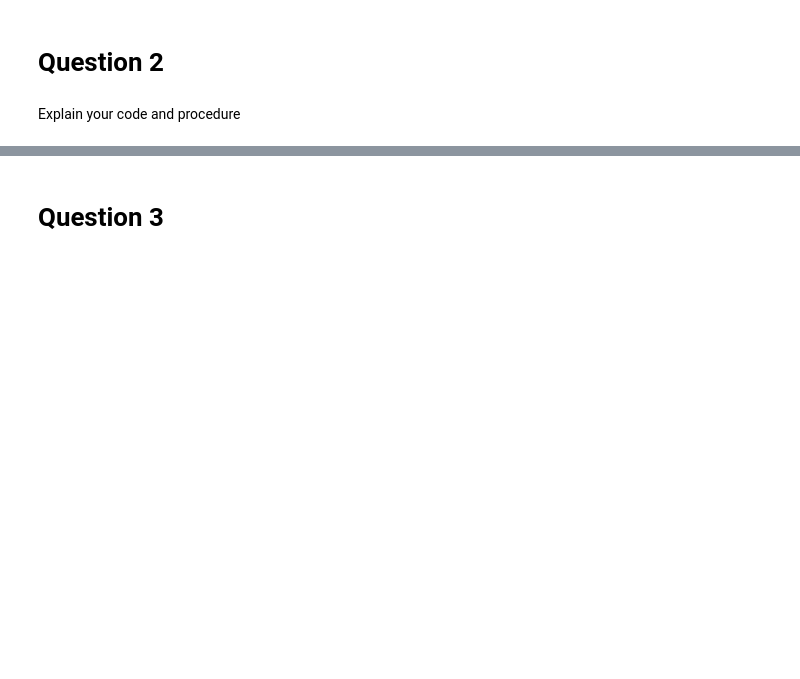
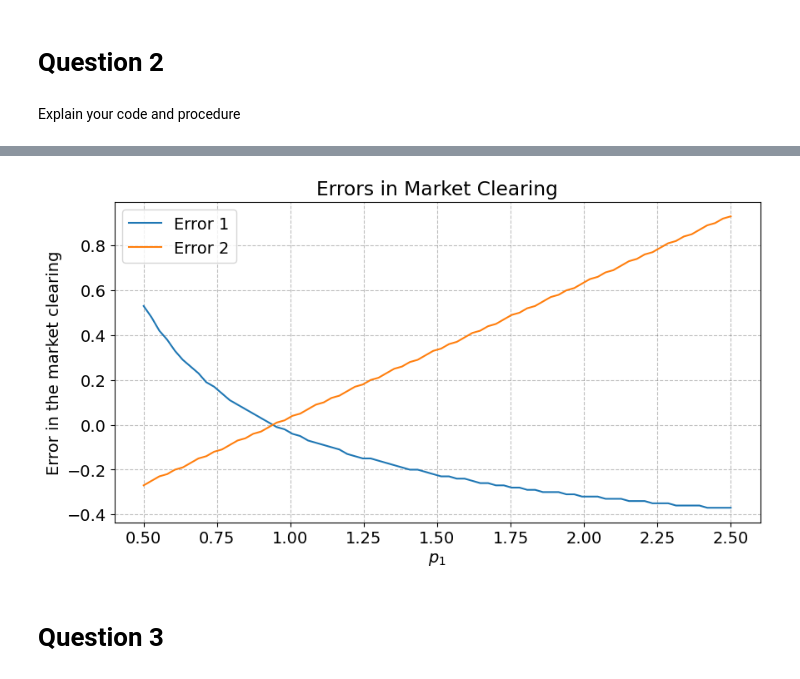
Before and after one commit to NumEconCopenhagen/projects-2024-sheng-og-anton, a Jupyter notebook: inauguralproject/inauguralproject.ipynb, the cells around one changed output, grey strips where cells are left out. Saved outputs shown, nothing was run; the diff lists cells and outputs as text; code cells hidden in the pictures; blank space fills up the shorter version.

```diff
--- a/inauguralproject/inauguralproject.ipynb
+++ b/inauguralproject/inauguralproject.ipynb
@@ -136,3 +91,17 @@ Error 1: -0.3733333333333334, Error 2: 0.9333333333333333
+# %%
+# Plotting errors
+plt.figure(figsize=(10, 5))
+plt.plot(errormarket.rho1, error_1, label='Error 1')
+plt.plot(errormarket.rho1, error_2, label='Error 2')
+plt.xlabel('$p_1$')
+plt.ylabel('Error in the market clearing')
+plt.title('Errors in Market Clearing')
+plt.grid(True)
+plt.legend()
+# Show plot
+plt.show()
+# %% [output]
+[figure, added]
 # %% [markdown]
 # Question 3
 # %% [markdown]
```
Also changed, not shown: parts of 13 cells of this notebook, 1 other file.
